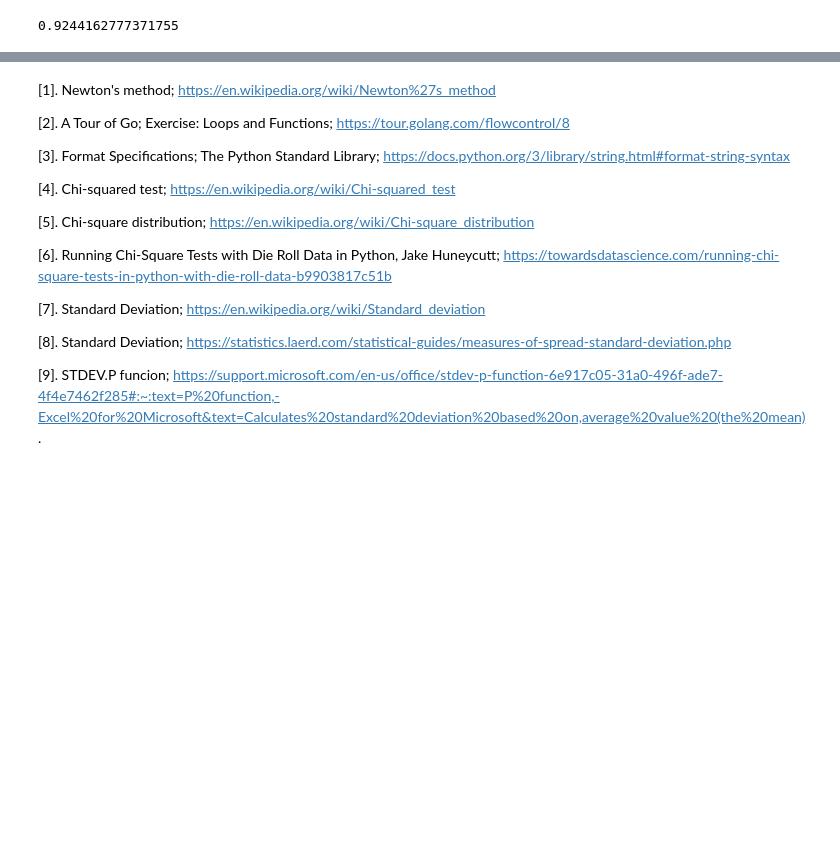
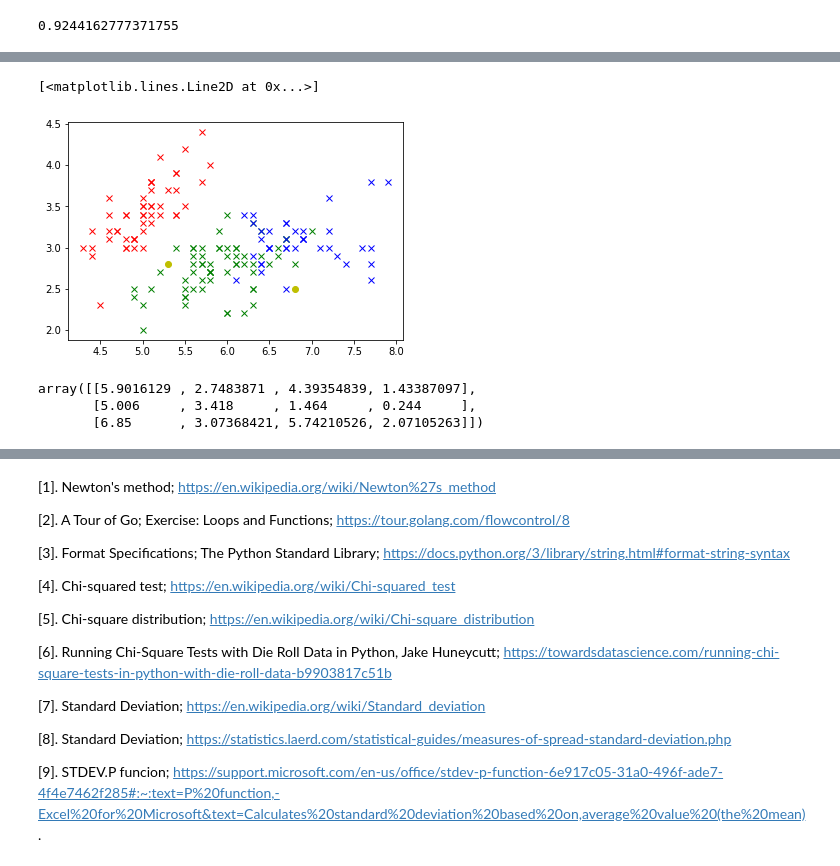
Before and after one commit to hayleydoherty/Machine-L-and-S-Tasks, a Jupyter notebook: Tasks.ipynb, the cells around one changed output, grey strips where cells are left out. Saved outputs shown, nothing was run; the diff lists cells and outputs as text; code cells hidden in the pictures; blank space fills up the shorter version.

```diff
--- a/Tasks.ipynb
+++ b/Tasks.ipynb
@@ -153,0 +246,17 @@ np.std(a, ddof=1) # sample SD
+# %%
+# plotting each cluster as well as the 2 predictions (yellow dots)
+plt.plot(x[kmeans.labels_ == 0][:,0], x[kmeans.labels_ == 0][:,1], 'gx')
+plt.plot(x[kmeans.labels_ == 1][:,0], x[kmeans.labels_ == 1][:,1], 'rx')
+plt.plot(x[kmeans.labels_ == 2][:,0], x[kmeans.labels_ == 2][:,1], 'bx')
+plt.plot(testvals[:,0], testvals[:,1], 'yo')
+# %% [output]
+[<matplotlib.lines.Line2D at 0x...>]
+[figure, added]
+# %%
+# calculating the centre of each cluster (sometimes called centroid)
+centre = kmeans.cluster_centers_
+centre
+# %% [output]
+array([[5.9016129 , 2.7483871 , 4.39354839, 1.43387097],
+       [5.006     , 3.418     , 1.464     , 0.244     ],
+       [6.85      , 3.07368421, 5.74210526, 2.07105263]])
```
Also changed, not shown: parts of 20 cells of this notebook, 1 other file.
